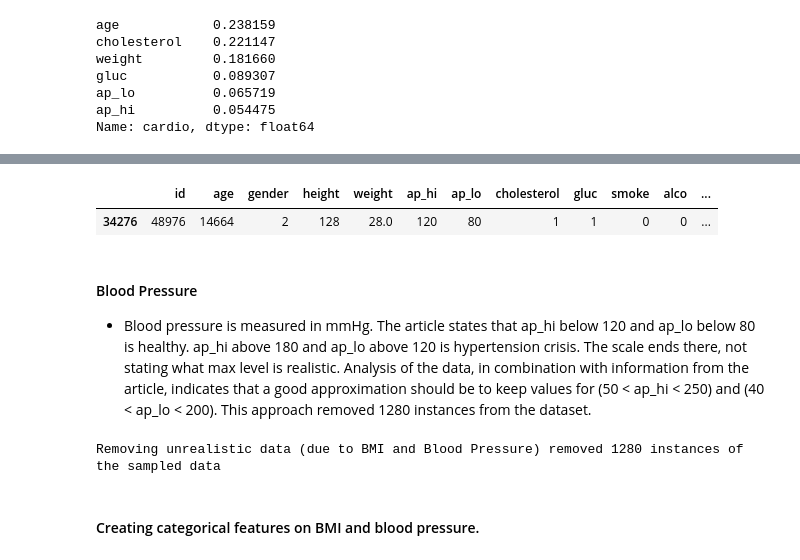
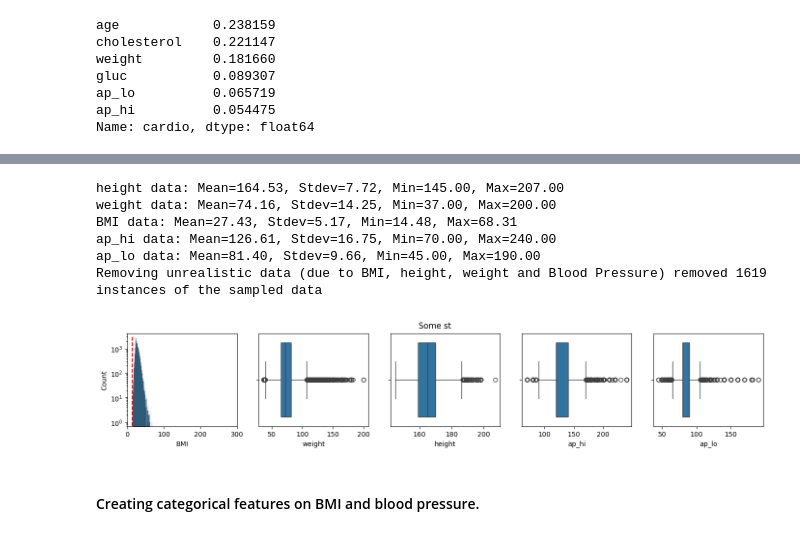
Before and after one commit to dancla240/Machine_Learning_Daniel_Claesson, a Jupyter notebook: Lab/Lab_1_heart.ipynb, the cells around one changed output, grey strips where cells are left out. Saved outputs shown, nothing was run; the diff lists cells and outputs as text; code cells hidden in the pictures.

```diff
--- a/Lab/Lab_1_heart.ipynb
+++ b/Lab/Lab_1_heart.ipynb
@@ -189,2 +165,0 @@ ax.add_line(line_high)
-# %%
-df = df[(df['BMI'] >= 14) & (df['BMI'] < 100)]
@@ -198,16 +166,36 @@ Weight Data [kg]: Mean=74.20, Stdev=14.35, Min=28.00, Max=200.00
-# %%
-df[(df['weight']==28)]
-# %% [output]
-|  | id | age | gender | height | weight | ap_hi | ap_lo | cholesterol | gluc | smoke | alco | ... |
-| 34276 | 48976 | 14664 | 2 | 128 | 28.0 | 120 | 80 | 1 | 1 | 0 | 0 | ... |
-# %% [markdown]
-#### Blood Pressure
-- Blood pressure is measured in mmHg. The article states that ap_hi below 120 and ap_lo below 80 is healthy. ap_hi above 180 and ap_lo above 120 is hypertension crisis. The scale ends there, not stating what max level is realistic. Analysis of the data, in combination with information from the article, indicates that a good approximation should be to keep values for (50 < ap_hi < 250) and (40 < ap_lo < 200). This approach removed 1280 instances from the dataset.
+# %%
+df['BMI'] = round(df['weight']/(df['height']/100)**2,2) #calculation of BMI, added to df
+weight_info = df['weight'].describe() # creating an object that contains statistical data on weight
+weight_low = weight_info['50%'] - 2.5 * weight_info['std'] # calculating the lower level of weight, values below to be removed
+height_info = df['height'].describe() # creating an object that contains statistical data on height
+height_low = height_info['50%'] - 2.5 * height_info['std'] # calculating the lower level of height, values below to be removed
 # %%
-df = df[(df['ap_lo'] < 200) & (df['ap_lo'] > 40) & (df['ap_hi'] > 50) & (df_orig['ap_hi'] < 250)]
-print(f'Removing unrealistic data (due to BMI and Blood Pressure) removed {len(df_orig)-len(df)} instances of the sampled data')
+df = df[(df['ap_lo'] < 200) & (df['ap_lo'] > 40) & (df['ap_hi'] > 50) & (df['ap_hi'] < 250) & (df['BMI'] >= 14) & (df['weight'] > weight_low) & (df['height'] > height_low)] #removing samples
-# %% [output]
-Removing unrealistic data (due to BMI and Blood Pressure) removed 1280 instances of the sampled data
+# %%
+fig, ax = plt.subplots(1, 5, figsize=(17,2.5))
+sns.histplot(data=df, x='BMI', cumulative=False, ax=ax[0])
+fig.suptitle('Some st')
+ax[0].set_xlim(right=300, left=0)
+ax[0].set_yscale('log')
+line_1 = plt.Line2D(xdata=[14,14], ydata=[0,3000], linestyle='--', color='red')
+#line_2 = plt.Line2D(xdata=[200,200], ydata=[0,3000], linestyle='--', color='red')
+ax[0].add_line(line_1)
+#ax[0].add_line(line_2)
+sns.boxplot(data=df, x='weight', ax=ax[1])
+sns.boxplot(data=df, x='height', ax=ax[2])
+sns.boxplot(data=df, x='ap_hi', ax=ax[3])
+sns.boxplot(data=df, x='ap_lo', ax=ax[4])
+for item in ['height','weight','BMI','ap_hi','ap_lo']:
+    print(f"{item} data: Mean={df[item].mean():.2f}, Stdev={df[item].std():.2f}, Min={df[item].min():.2f}, Max={df[item].max():.2f} ")
+print(f'Removing unrealistic data (due to BMI, height, weight and Blood Pressure) removed {len(df_orig)-len(df)} instances of the sampled data')
+# %% [output]
+height data: Mean=164.53, Stdev=7.72, Min=145.00, Max=207.00
+weight data: Mean=74.16, Stdev=14.25, Min=37.00, Max=200.00
+BMI data: Mean=27.43, Stdev=5.17, Min=14.48, Max=68.31
+ap_hi data: Mean=126.61, Stdev=16.75, Min=70.00, Max=240.00
+ap_lo data: Mean=81.40, Stdev=9.66, Min=45.00, Max=190.00
+Removing unrealistic data (due to BMI, height, weight and Blood Pressure) removed 1619 instances of the sampled data
+[figure, added]
 # %% [markdown]
 #### Creating categorical features on BMI and blood pressure.
 # %%
```
Also changed, not shown: parts of 21 cells of this notebook.
